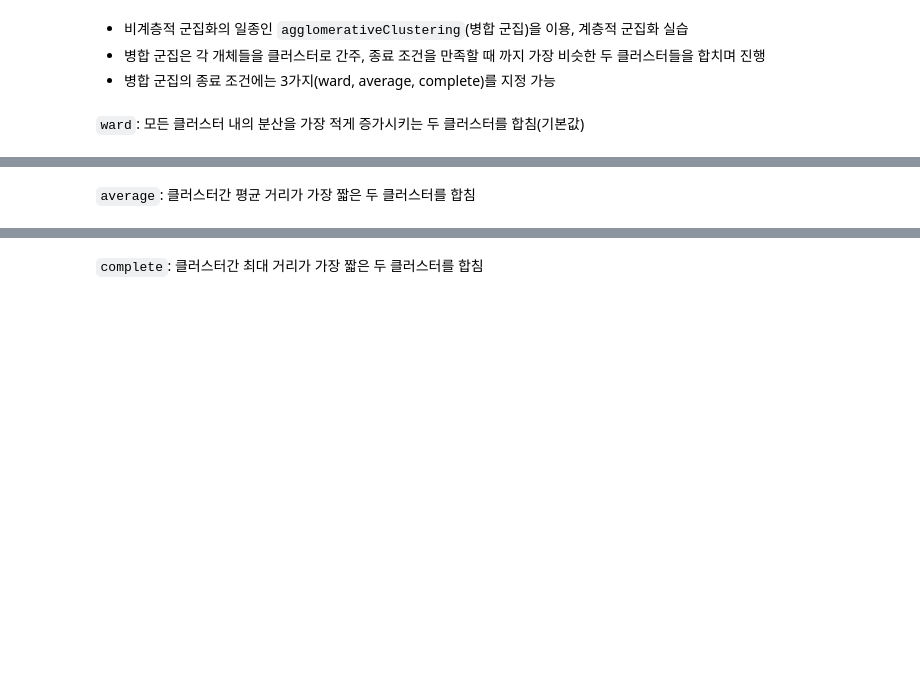
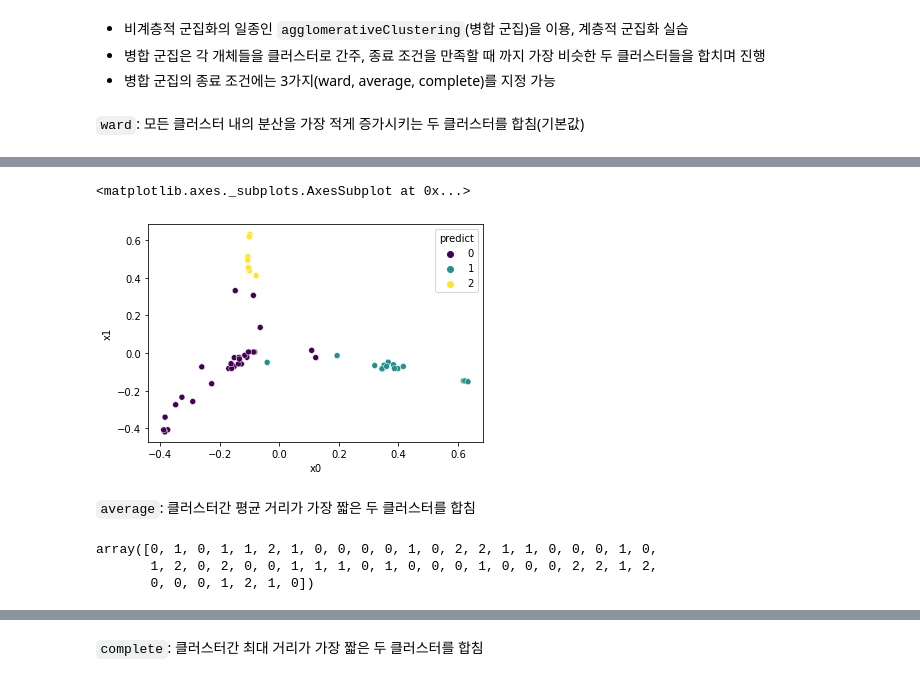
Before and after one commit to sgr1118/-_-, a Jupyter notebook: _4_군집_분석(Cluster_Analysis).ipynb, the cells around one changed output, grey strips where cells are left out. Drawn from its saved outputs; the diff is of its cells as text; code cells hidden in the pictures; blank space fills up the shorter version.

```diff
--- a/_4_군집_분석(Cluster_Analysis).ipynb
+++ b/_4_군집_분석(Cluster_Analysis).ipynb
@@ -545,3 +485,10 @@ df.plot.barh()
 * 병합 군집의 종료 조건에는 3가지(ward, average, complete)를 지정 가능
 # %% [markdown]
 `ward`: 모든 클러스터 내의 분산을 가장 적게 증가시키는 두 클러스터를 합침(기본값)
+# %%
+from sklearn.cluster import AgglomerativeClustering
+
+ward = AgglomerativeClustering(n_clusters = 3, linkage = 'ward')
+predict = ward.fit_predict(tfidf_vectors.toarray())
+
+predict
@@ -547,0 +497,4 @@ df.plot.barh()
+# %%
+results = opinion_df
+results['predict'] = predict
+results[:10]
@@ -548,2 +513,16 @@ df.plot.barh()
+# %%
+sns.scatterplot(x = 'x0', y = 'x1', data = results, hue='predict', palette = 'viridis')
+# %% [output]
+<matplotlib.axes._subplots.AxesSubplot at 0x...>
+[figure, added]
 # %% [markdown]
 `average`: 클러스터간 평균 거리가 가장 짧은 두 클러스터를 합침
+# %%
+avg = AgglomerativeClustering(n_clusters = 3, linkage = 'average')
+predict = avg.fit_predict(tfidf_vectors.toarray())
+
+predict
+# %% [output]
+array([0, 1, 0, 1, 1, 2, 1, 0, 0, 0, 0, 1, 0, 2, 2, 1, 1, 0, 0, 0, 1, 0,
+       1, 2, 0, 2, 0, 0, 1, 1, 1, 0, 1, 0, 0, 0, 1, 0, 0, 0, 2, 2, 1, 2,
+       0, 0, 0, 1, 2, 1, 0])
```
Also changed, not shown: parts of 40 cells of this notebook.
